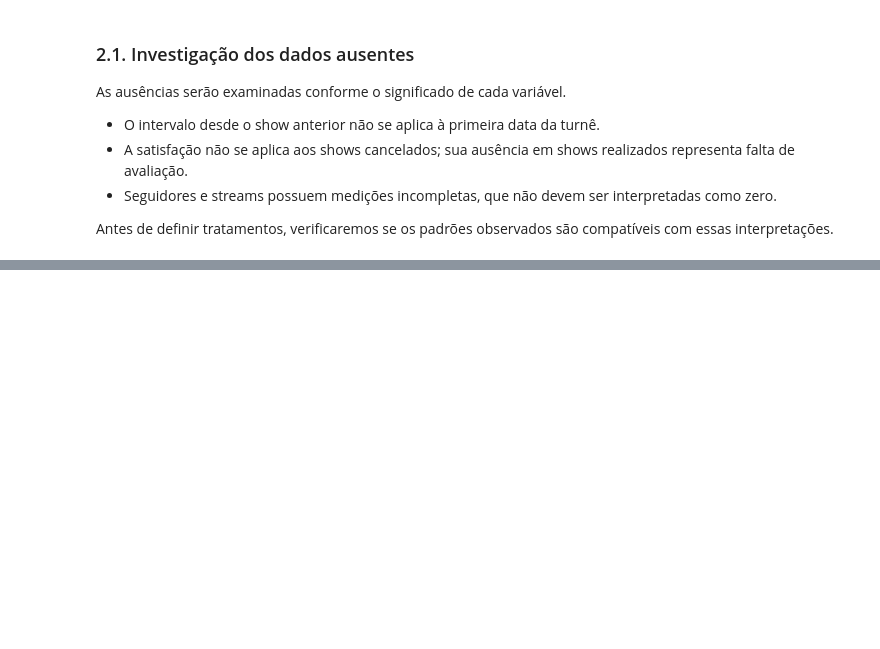
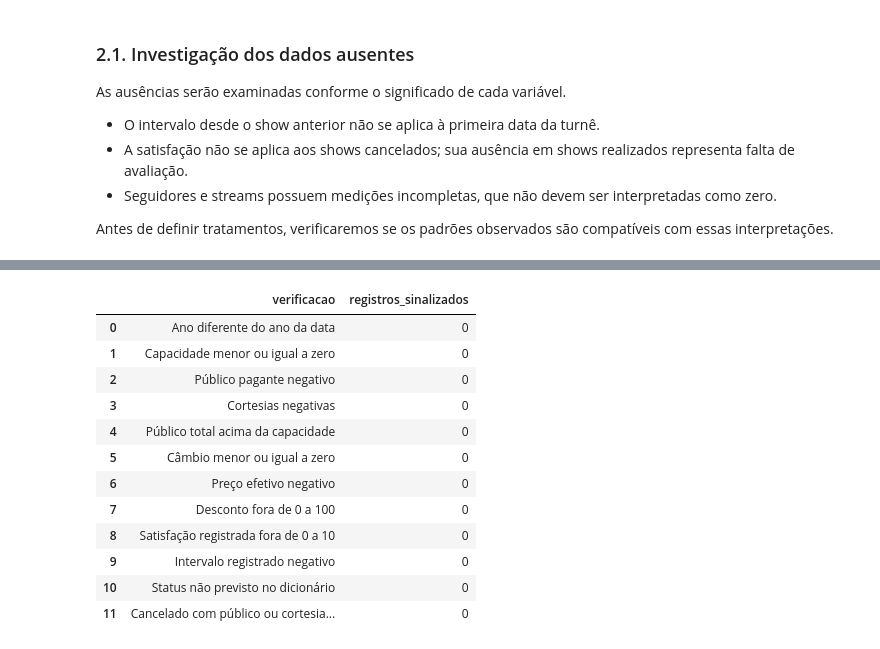
Before and after one commit to 2anoFIAP/AED-KPOP-CP-DATASCIENCE, a Jupyter notebook: CP_AED.ipynb, the cells around one changed output, grey strips where cells are left out. Drawn from its saved outputs; the diff is of its cells as text; code cells hidden in the pictures; blank space fills up the shorter version.

```diff
--- a/CP_AED.ipynb
+++ b/CP_AED.ipynb
@@ -126,0 +238,69 @@ Antes de definir tratamentos, verificaremos se os padrões observados são compa
+# %%
+# Padronizar a grafia das cidades, preservada em df_original
+
+cidades_antes = df["cidade"].nunique()
+
+df["cidade"] = (df["cidade"].str.strip().str.replace(r"\s+", " ", regex=True).str.casefold())
+
+print(f"Cidades distintas antes: {cidades_antes}")
+print(f"Cidades distintas depois: {df['cidade'].nunique()}")
+
+# Verificações: sinalizar problemas sem excluir registros
+verificacoes = {
+    "Ano diferente do ano da data":
+        df["ano"].ne(df["data_show"].dt.year),
+
+    "Capacidade menor ou igual a zero":
+        df["capacidade"].le(0),
+
+    "Público pagante negativo":
+        df["publico_pagante"].lt(0),
+
+    "Cortesias negativas":
+        df["cortesias"].lt(0),
+
+    "Público total acima da capacidade":
+        (df["publico_pagante"] + df["cortesias"]).gt(df["capacidade"]),
+
+    "Câmbio menor ou igual a zero":
+        df["cambio_moeda_local_por_usd"].le(0),
+
+    "Preço efetivo negativo":
+        df["preco_medio_efetivo_moeda_local"].lt(0),
+
+    "Desconto fora de 0 a 100":
+        ~df["desconto_medio_pct"].between(0, 100),
+
+    "Satisfação registrada fora de 0 a 10":
+        df["satisfacao_publico_0a10"].notna()
+        & ~df["satisfacao_publico_0a10"].between(0, 10),
+
+    "Intervalo registrado negativo":
+        df["intervalo_show_anterior_dias"].lt(0),
+
+    "Status não previsto no dicionário":
+        ~df["status_show"].isin(["realizado", "cancelado"]),
+
+    "Cancelado com público ou cortesias diferentes de zero":
+        df["status_show"].eq("cancelado")
+        & (
+            df["publico_pagante"].ne(0)
+            | df["cortesias"].ne(0)
+        )
+}
+
+resumo_verificacoes = pd.DataFrame({
+    "verificacao": list(verificacoes),
+    "registros_sinalizados": [
+        int(mascara.sum()) for mascara in verificacoes.values()
+    ]
+})
+
+display(resumo_verificacoes)
+
+# Exibir os registros sinalizados para investigação, se houver
+for nome, mascara in verificacoes.items():
+    if mascara.any():
+        print(f"\n{nome}:")
+        display(df.loc[mascara].head(10))
+# %% [output]
@@ -126,0 +309,13 @@ Antes de definir tratamentos, verificaremos se os padrões observados são compa
+|  | verificacao | registros_sinalizados |
+| 0 | Ano diferente do ano da data | 0 |
+| 1 | Capacidade menor ou igual a zero | 0 |
+| 2 | Público pagante negativo | 0 |
+| 3 | Cortesias negativas | 0 |
+| 4 | Público total acima da capacidade | 0 |
+| 5 | Câmbio menor ou igual a zero | 0 |
+| 6 | Preço efetivo negativo | 0 |
+| 7 | Desconto fora de 0 a 100 | 0 |
+| 8 | Satisfação registrada fora de 0 a 10 | 0 |
+| 9 | Intervalo registrado negativo | 0 |
+| 10 | Status não previsto no dicionário | 0 |
+| 11 | Cancelado com público ou cortesia... | 0 |
```
Also changed, not shown: parts of 5 cells of this notebook.
